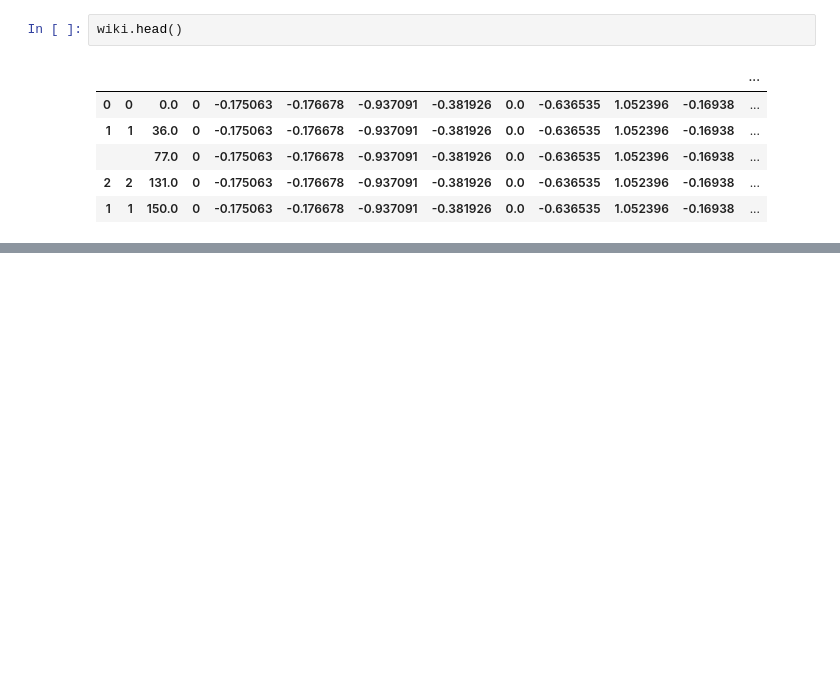
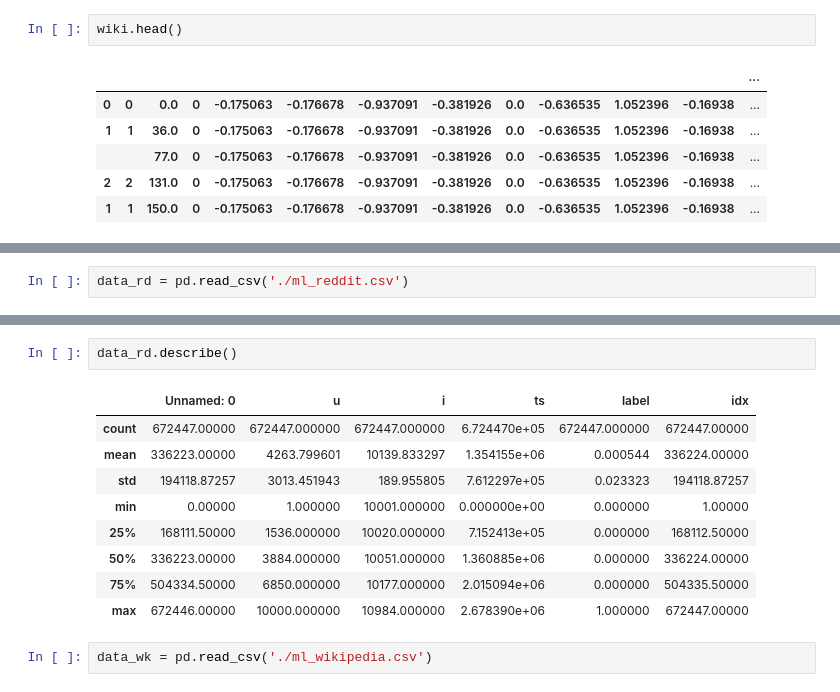
Before and after one commit to ytchx1999/Inductive-representation-learning-on-temporal-graphs, a Jupyter notebook: processed/explore.ipynb, the cells around one changed output, grey strips where cells are left out. Drawn from its saved outputs; the diff is of its cells as text; blank space fills up the shorter version.

```diff
--- a/processed/explore.ipynb
+++ b/processed/explore.ipynb
@@ -57,0 +26,2 @@ wiki
+# %%
+data_rd = pd.read_csv('./ml_reddit.csv')
@@ -57,0 +37,14 @@ wiki
+# %%
+data_rd.describe()
+# %% [output]
+|  | Unnamed: 0 | u | i | ts | label | idx |
+| count | 672447.00000 | 672447.000000 | 672447.000000 | 6.724470e+05 | 672447.000000 | 672447.00000 |
+| mean | 336223.00000 | 4263.799601 | 10139.833297 | 1.354155e+06 | 0.000544 | 336224.00000 |
+| std | 194118.87257 | 3013.451943 | 189.955805 | 7.612297e+05 | 0.023323 | 194118.87257 |
+| min | 0.00000 | 1.000000 | 10001.000000 | 0.000000e+00 | 0.000000 | 1.00000 |
+| 25% | 168111.50000 | 1536.000000 | 10020.000000 | 7.152413e+05 | 0.000000 | 168112.50000 |
+| 50% | 336223.00000 | 3884.000000 | 10051.000000 | 1.360885e+06 | 0.000000 | 336224.00000 |
+| 75% | 504334.50000 | 6850.000000 | 10177.000000 | 2.015094e+06 | 0.000000 | 504335.50000 |
+| max | 672446.00000 | 10000.000000 | 10984.000000 | 2.678390e+06 | 1.000000 | 672447.00000 |
+# %%
+data_wk = pd.read_csv('./ml_wikipedia.csv')
```
Also changed, not shown: parts of 5 cells of this notebook, 8 other files.
